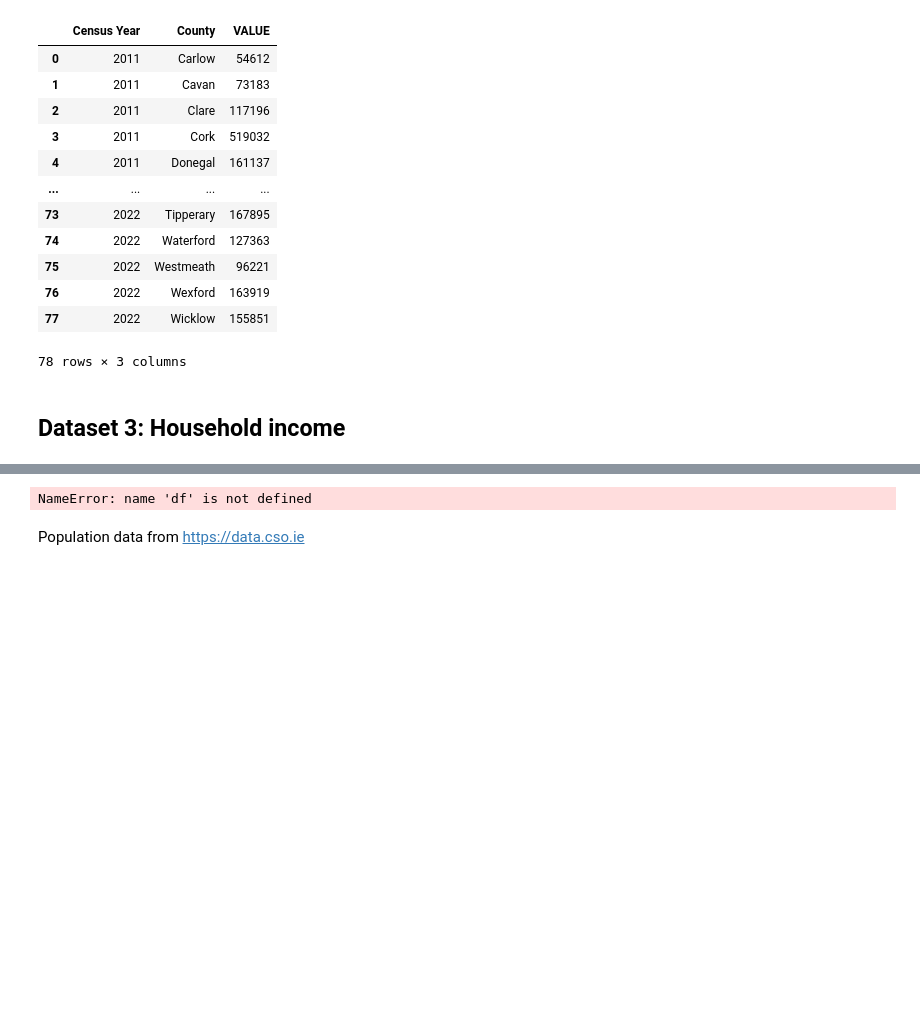
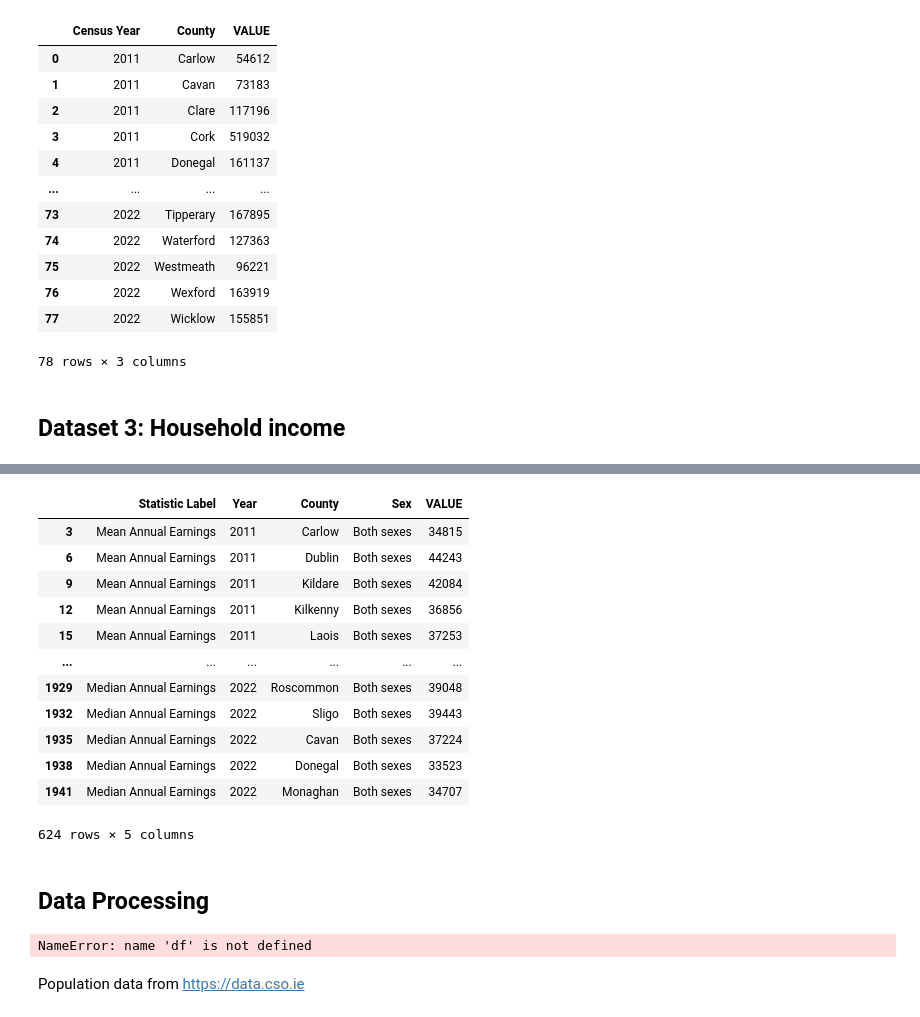
Before and after one commit to liamdkn/DataScience, a Jupyter notebook: RTB Ireland Rent Analysis/rent-analysis.ipynb, the cells around one changed output, grey strips where cells are left out. Drawn from its saved outputs; the diff is of its cells as text; code cells hidden in the pictures; blank space fills up the shorter version.

```diff
--- a/RTB Ireland Rent Analysis/rent-analysis.ipynb
+++ b/RTB Ireland Rent Analysis/rent-analysis.ipynb
@@ -225,3 +265,23 @@ Calculating Mean, Mode and median for the whole data set
+# %%
+income_df = income_df[income_df['Sex'] == 'Both sexes']
+income_df = income_df[income_df['County'] != 'All counties (1)']
+income_df
+# %% [output]
+|  | Statistic Label | Year | County | Sex | VALUE |
+| 3 | Mean Annual Earnings | 2011 | Carlow | Both sexes | 34815 |
+| 6 | Mean Annual Earnings | 2011 | Dublin | Both sexes | 44243 |
+| 9 | Mean Annual Earnings | 2011 | Kildare | Both sexes | 42084 |
+| 12 | Mean Annual Earnings | 2011 | Kilkenny | Both sexes | 36856 |
+| 15 | Mean Annual Earnings | 2011 | Laois | Both sexes | 37253 |
+| ... | ... | ... | ... | ... | ... |
+| 1929 | Median Annual Earnings | 2022 | Roscommon | Both sexes | 39048 |
+| 1932 | Median Annual Earnings | 2022 | Sligo | Both sexes | 39443 |
+| 1935 | Median Annual Earnings | 2022 | Cavan | Both sexes | 37224 |
+| 1938 | Median Annual Earnings | 2022 | Donegal | Both sexes | 33523 |
+| 1941 | Median Annual Earnings | 2022 | Monaghan | Both sexes | 34707 |
+624 rows × 5 columns
+# %% [markdown]
+## Data Processing
 # %%
 mean = df["SALE_PRICE"].mean()
 mode_value = mode(df["SALE_PRICE"])
```
Also changed, not shown: parts of 5 cells of this notebook, 7 other files.
